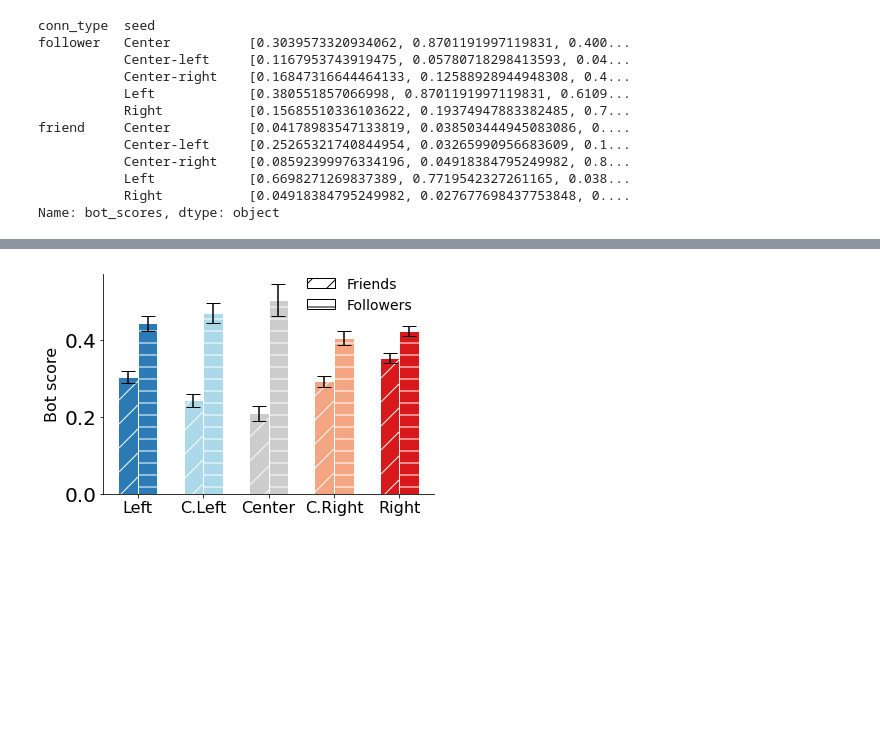
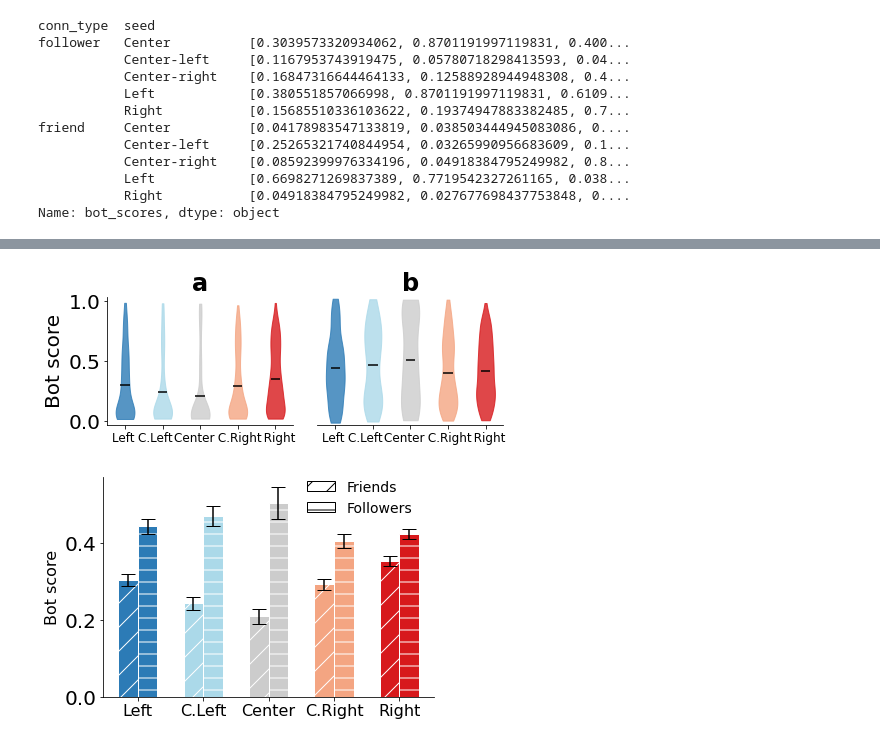
Before and after one commit to osome-iu/DrifterBot, a Jupyter notebook: exps/FinalPaperPlots.ipynb, the cells around one changed output, grey strips where cells are left out. Cells and saved outputs as stored; diff of their text form; code cells hidden in the pictures; blank space fills up the shorter version.

```diff
--- a/exps/FinalPaperPlots.ipynb
+++ b/exps/FinalPaperPlots.ipynb
@@ -303,3 +352,43 @@ Name: bot_scores, dtype: object
+# %%
+fig, (ax1,ax2) = plt.subplots(1,2,figsize=(7,3),sharey=False,sharex=True)
+labels = ['Left ', 'C.Left    ', 'Center   ', ' C.Right', '  Right']
+bplot1 = ax1.violinplot(
+    bot_score_summary.to_frame().loc["friend"].loc[plt_helper.INIT_SEED_RENAME.values()].bot_scores,
+    showmeans=True,
+    showextrema=False,
+)
+
+bplot2 = ax2.violinplot(
+    bot_score_summary.to_frame().loc["follower"].loc[plt_helper.INIT_SEED_RENAME.values()].bot_scores,
+    showmeans=True,
+    showextrema=False,
+)
+
+# fill with colors
+colors = [plt_helper.ACCOUNT_COLORS[k] for k in plt_helper.INIT_SEED_RENAME.values()]
+for bplot in (bplot1,bplot2):
+    for patch, color in zip(bplot['bodies'], colors):
+        patch.set_facecolor(color)
+        patch.set_edgecolor(color)
+        patch.set_alpha(.8)
+    bplot['cmeans'].set_edgecolor("k")
+
+for ax in (ax1,ax2):
+    ax.set_xticks(range(1,6))
+    ax.set_xticklabels(labels,fontsize=12)
+    ax.spines['top'].set_visible(False)
+    ax.spines['right'].set_visible(False)
+# ax2.set_xticklabels(labels,fontsize=12)
+ax2.spines['left'].set_visible(False)
+ax2.set_yticks([])
+ax1.set_ylabel("Bot score")
+ax1.set_title(r"a", fontweight="bold")
+ax2.set_title(r"b", fontweight="bold")
+plt.ylim((0,1))
+plt.tight_layout()
+plt.savefig(os.path.join(OUTPUT_PATH,"connections_botscore-violinplot.pdf"))
+# %% [output]
+[figure, added]
 # %%
 plt_helper.plotTwoBarsPlot(
     bars1 = bot_score_summary.loc[("friend")].loc[plt_helper.INIT_SEED_RENAME.values()].apply(lambda x: pd.Series(x).mean()),
```
Also changed, not shown: parts of 11 cells of this notebook.
